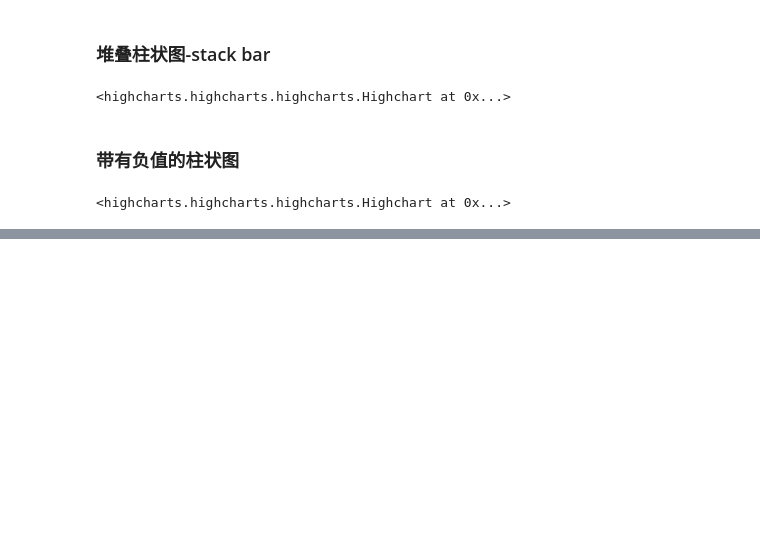
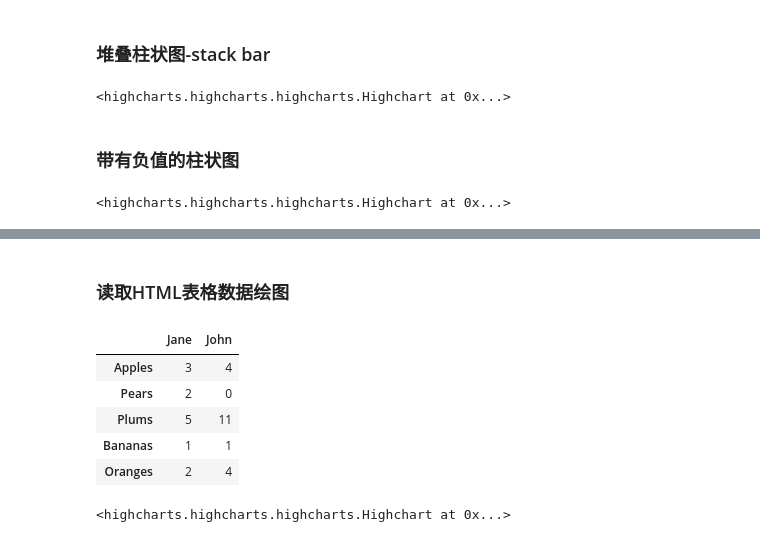
Before and after one commit to pidada/fourteen-DataVisualization-tool, a Jupyter notebook: highcharts/highcharts柱状图.ipynb, the cells around one changed output, grey strips where cells are left out. Drawn from its saved outputs; the diff is of its cells as text; code cells hidden in the pictures; blank space fills up the shorter version.

```diff
--- a/highcharts/highcharts柱状图.ipynb
+++ b/highcharts/highcharts柱状图.ipynb
@@ -309,0 +681,49 @@ H
+# %% [markdown]
+### 读取HTML表格数据绘图
+# %%
+# 通过剪贴板方式生成数据
+
+data_html = pd.read_clipboard()
+data_html
+# %% [output]
+|  | Jane | John |
+| Apples | 3 | 4 |
+| Pears | 2 | 0 |
+| Plums | 5 | 11 |
+| Bananas | 1 | 1 |
+| Oranges | 2 | 4 |
+# %%
+from highcharts import Highchart   # 导入库
+H = Highchart(width=800, height=600)  # 设置图形的大小
+
+
+options = {
+#     'data': {
+#         'table': 'datatable'
+#     },
+    'chart': {
+        'type': 'column'
+    },
+    'title': {
+        'text': 'Data extracted from a HTML table in the page'
+    },
+    'yAxis': {
+        'allowDecimals': False,
+        'title': {
+            'text': 'Units'
+        }
+    },
+    'tooltip': {
+        'formatter': "function () {\
+            return '<b>' + this.series.name + '</b><br/>' + \
+                this.point.y + ' ' + this.point.name.toLowerCase();\
+                }"
+    }
+}
+
+
+H.set_dict_options(options)   # 添加配置
+H.add_data_set(data_html.to_json(),'column')  # 添加数据
+H
+# %% [output]
+<highcharts.highcharts.highcharts.Highchart at 0x...>
```
Also changed, not shown: parts of 13 cells of this notebook, 1 other file.
